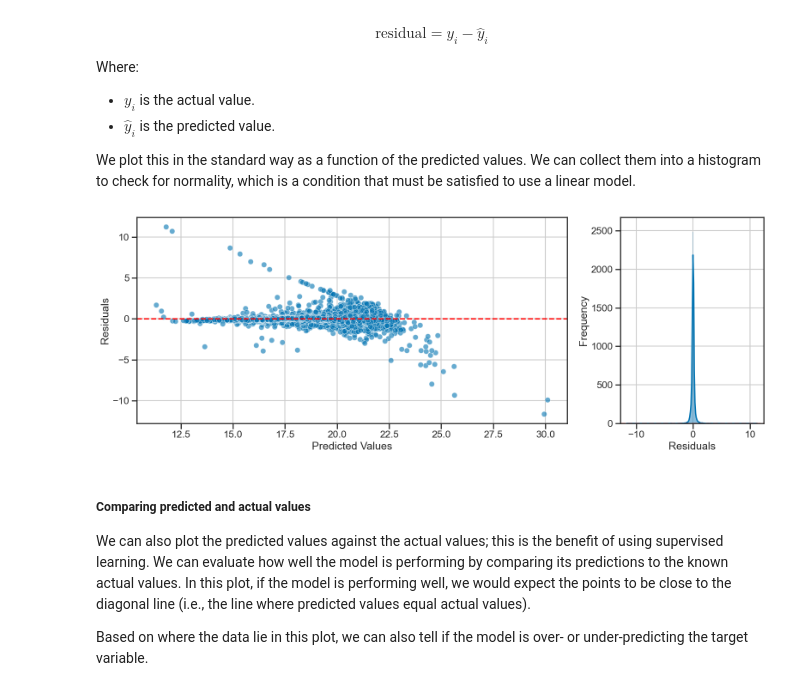
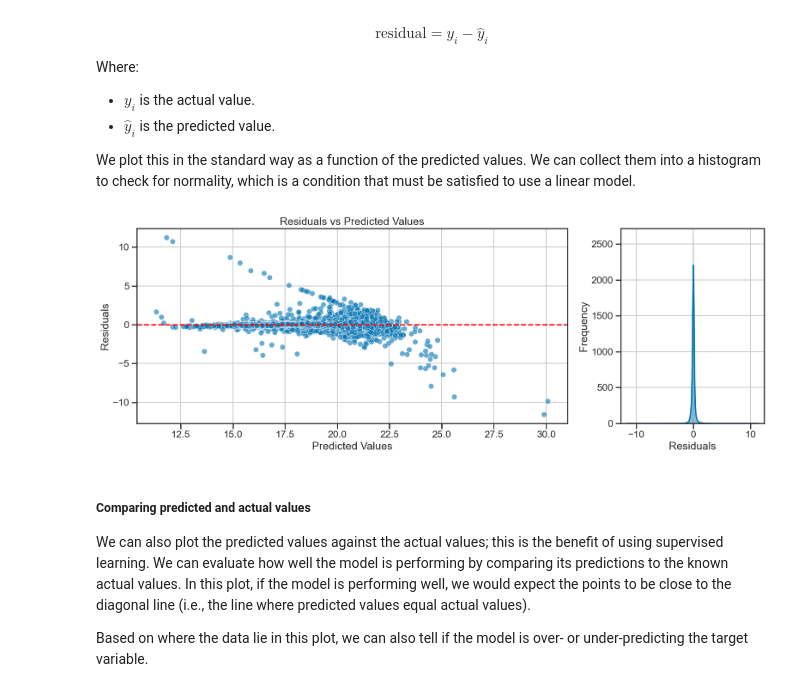
Before and after one commit to dannycab/MSU_REU_ML_course, a Jupyter notebook: activities/03-regression-models-with-scikit.ipynb, the cells around one changed output. Saved outputs shown, nothing was run; the diff lists cells and outputs as text; code cells hidden in the pictures.

```diff
--- a/activities/03-regression-models-with-scikit.ipynb
+++ b/activities/03-regression-models-with-scikit.ipynb
@@ -305,32 +307,33 @@ Where:
 
 We plot this in the standard way as a function of the predicted values. We can collect them into a histogram to check for normality, which is a condition that must be satisfied to use a linear model.
 # %%
-def plot_residuals_with_hist(y_true, y_pred, filename=None):
+def plot_residuals_with_hist(y_true, y_pred, title="Residuals vs Predicted Values", filename=None):
     residuals = y_true - y_pred
     fig, axes = plt.subplots(1, 2, figsize=(16, 6), gridspec_kw={'width_ratios': [3, 1]})
 
     # Scatter plot: residuals vs predicted
     sns.scatterplot(x=y_pred, y=residuals, alpha=0.6, ax=axes[0])
     axes[0].axhline(0, color='red', linestyle='--')
     axes[0].set_xlabel('Predicted Values')
     axes[0].set_ylabel('Residuals')
+    axes[0].set_title(title)
     axes[0].grid(True)
 
     # Horizontal histogram: residuals on y, count on x
     sns.histplot(residuals, bins=500, kde=True, ax=axes[1])
     axes[1].axhline(0, color='red', linestyle='--')
     axes[1].set_ylabel('Frequency')
     axes[1].set_xlabel('Residuals')
     axes[1].grid(True)
 
     plt.tight_layout()
     if filename:
         plt.savefig(filename, dpi=300)
     plt.show()
 
 plot_residuals_with_hist(y_test, y_pred, filename='figures/residuals_scatter_hist.png')
 # %% [output]
-[figure, old version]
+[figure, new version]
 # %% [markdown]
 ##### Comparing predicted and actual values
 
```
Also changed, not shown: parts of 10 cells of this notebook, 2 other files.
